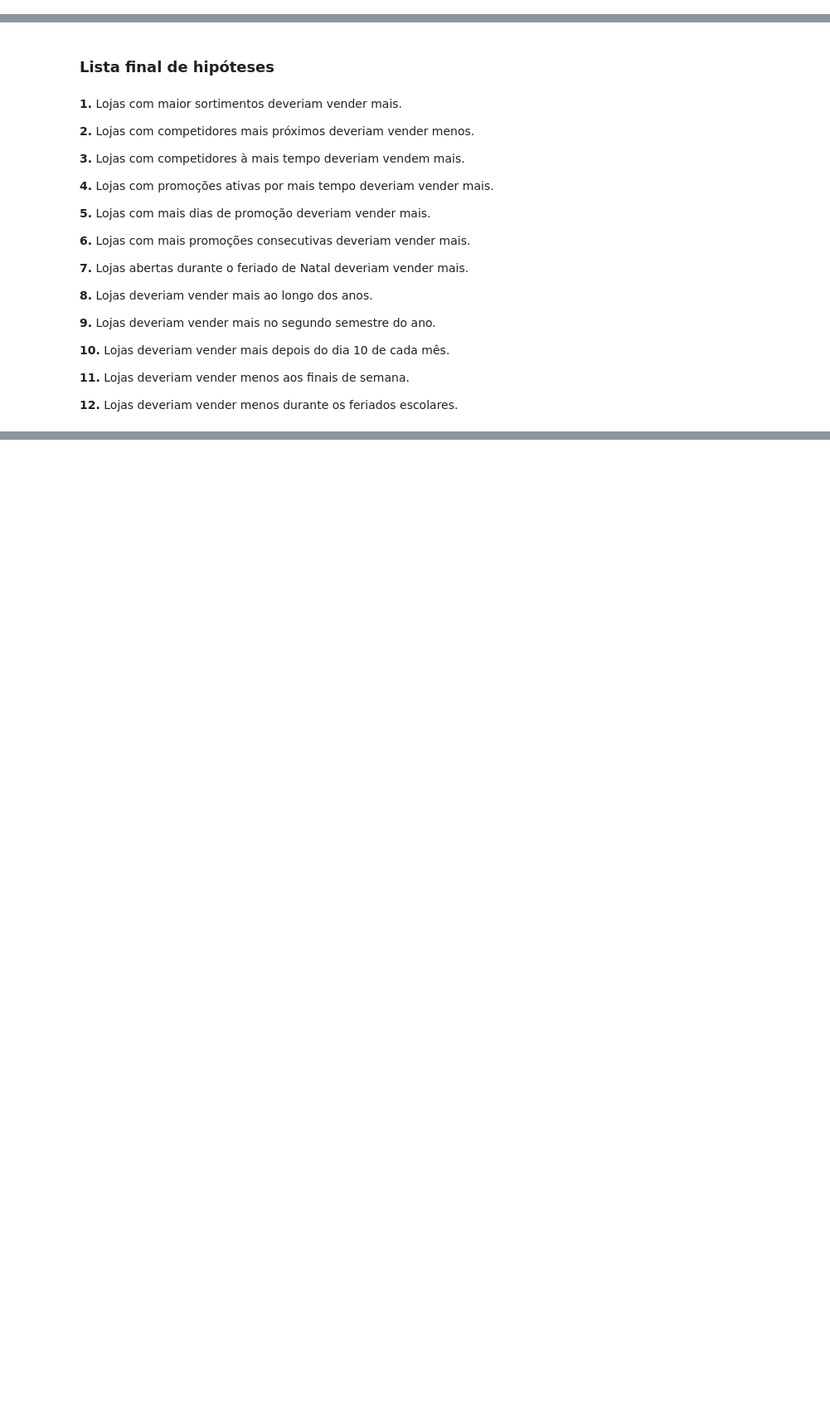
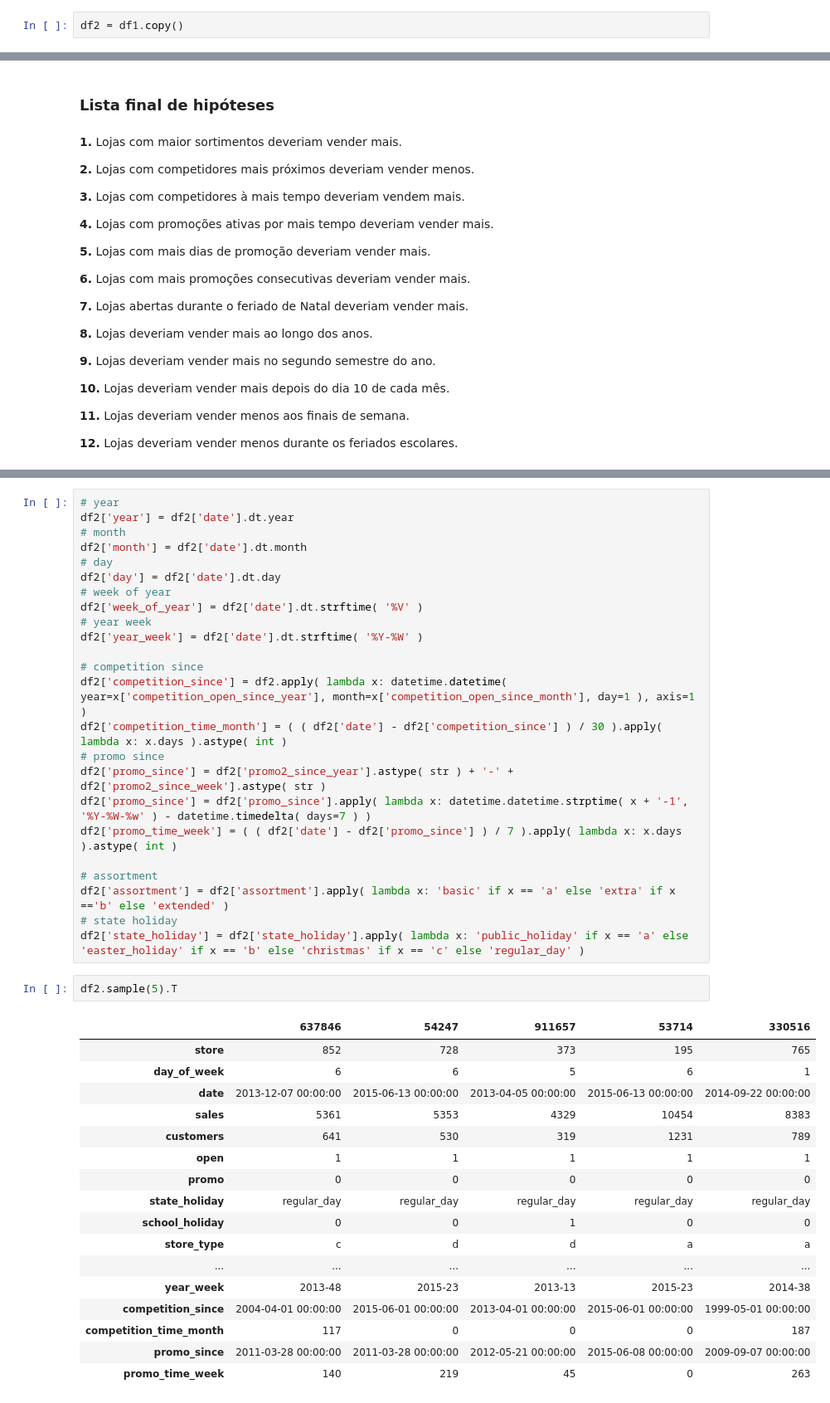
Before and after one commit to ricardosilvabr/rossmann-predict-sales, a Jupyter notebook: notebooks/v1_store_sales_prediction.ipynb, the cells around one changed output, grey strips where cells are left out. Shown: that part at 83% size. Saved outputs shown, nothing was run; the diff lists cells and outputs as text; blank space fills up the shorter version.

```diff
--- a/notebooks/v1_store_sales_prediction.ipynb
+++ b/notebooks/v1_store_sales_prediction.ipynb
@@ -516,3 +520,5 @@ sns.boxplot(x='day_of_week', y='sales', data=aux1);
 [figure]
 # %% [markdown]
 # FEATURA ENGINEERING
+# %%
+df2 = df1.copy()
@@ -610,0 +628,44 @@ Estou pegando cada atributo do meu conjunto de dados e estou tentando relacionar
+# %%
+# year
+df2['year'] = df2['date'].dt.year
+# month
+df2['month'] = df2['date'].dt.month
+# day
+df2['day'] = df2['date'].dt.day
+# week of year
+df2['week_of_year'] = df2['date'].dt.strftime( '%V' )
+# year week
+df2['year_week'] = df2['date'].dt.strftime( '%Y-%W' )
+
+# competition since
+df2['competition_since'] = df2.apply( lambda x: datetime.datetime( year=x['competition_open_since_year'], month=x['competition_open_since_month'], day=1 ), axis=1 )
+df2['competition_time_month'] = ( ( df2['date'] - df2['competition_since'] ) / 30 ).apply( lambda x: x.days ).astype( int )
+# promo since
+df2['promo_since'] = df2['promo2_since_year'].astype( str ) + '-' + df2['promo2_since_week'].astype( str )
+df2['promo_since'] = df2['promo_since'].apply( lambda x: datetime.datetime.strptime( x + '-1', '%Y-%W-%w' ) - datetime.timedelta( days=7 ) )
+df2['promo_time_week'] = ( ( df2['date'] - df2['promo_since'] ) / 7 ).apply( lambda x: x.days ).astype( int )
+
+# assortment
+df2['assortment'] = df2['assortment'].apply( lambda x: 'basic' if x == 'a' else 'extra' if x =='b' else 'extended' )
+# state holiday
+df2['state_holiday'] = df2['state_holiday'].apply( lambda x: 'public_holiday' if x == 'a' else 'easter_holiday' if x == 'b' else 'christmas' if x == 'c' else 'regular_day' )
+# %%
+df2.sample(5).T
+# %% [output]
+|  | 637846 | 54247 | 911657 | 53714 | 330516 |
+| store | 852 | 728 | 373 | 195 | 765 |
+| day_of_week | 6 | 6 | 5 | 6 | 1 |
+| date | 2013-12-07 00:00:00 | 2015-06-13 00:00:00 | 2013-04-05 00:00:00 | 2015-06-13 00:00:00 | 2014-09-22 00:00:00 |
+| sales | 5361 | 5353 | 4329 | 10454 | 8383 |
+| customers | 641 | 530 | 319 | 1231 | 789 |
+| open | 1 | 1 | 1 | 1 | 1 |
+| promo | 0 | 0 | 0 | 0 | 0 |
+| state_holiday | regular_day | regular_day | regular_day | regular_day | regular_day |
+| school_holiday | 0 | 0 | 1 | 0 | 0 |
+| store_type | c | d | d | a | a |
+| ... | ... | ... | ... | ... | ... |
+| year_week | 2013-48 | 2015-23 | 2013-13 | 2015-23 | 2014-38 |
+| competition_since | 2004-04-01 00:00:00 | 2015-06-01 00:00:00 | 2013-04-01 00:00:00 | 2015-06-01 00:00:00 | 1999-05-01 00:00:00 |
+| competition_time_month | 117 | 0 | 0 | 0 | 187 |
+| promo_since | 2011-03-28 00:00:00 | 2011-03-28 00:00:00 | 2012-05-21 00:00:00 | 2015-06-08 00:00:00 | 2009-09-07 00:00:00 |
+| promo_time_week | 140 | 219 | 45 | 0 | 263 |
```
Also changed, not shown: parts of 5 cells of this notebook.
